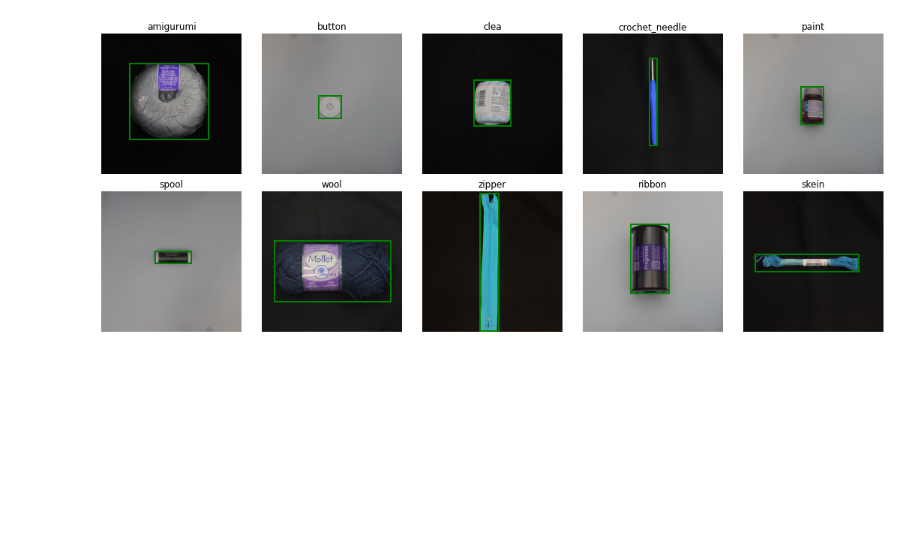
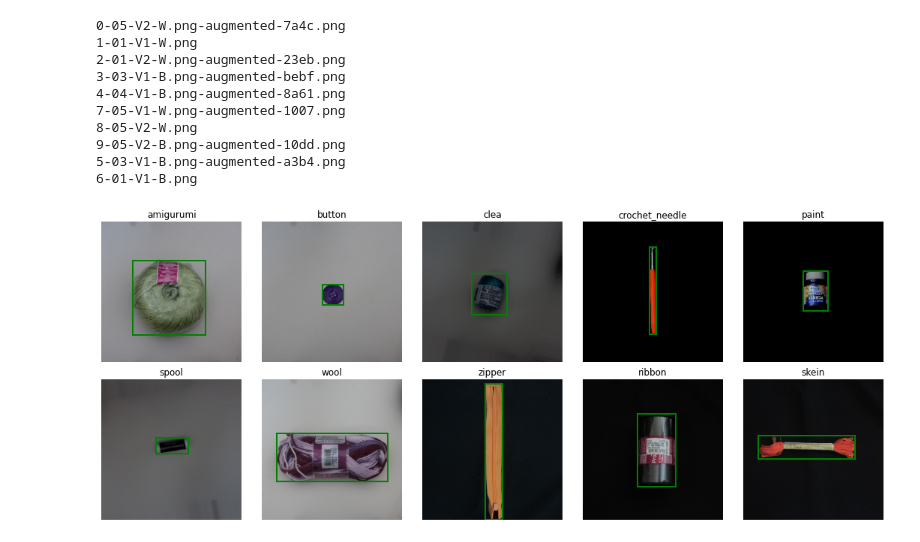
Before and after one commit to Barreto-G/image_classifier_pdi, a Jupyter notebook: plot_mosaic.ipynb, the cells around one changed output. Drawn from its saved outputs; the diff is of its cells as text; code cells hidden in the pictures; blank space fills up the shorter version.

Commit message:
add: plot bbox funciona corretamente com imagens a mais

```diff
--- a/plot_mosaic.ipynb
+++ b/plot_mosaic.ipynb
@@ -86,10 +90,16 @@ def plot_mosaic_from_dataset(dataset, data_type='images', plot_bbox=True, cols=5
 
         # Randomly select an image from the category
         selected_image = random.choice(images_for_category)
+        print(selected_image.file_name)
 
         # Plot the image or mask
         plt.subplot(rows, cols, i + 1)
-        plt.imshow(selected_image.content if data_type == 'images' else selected_image.mask, cmap='gray')
+        image_to_plot = selected_image.content if data_type == 'images' else selected_image.mask
+
+        if data_type == 'images':
+            plt.imshow(cv2.cvtColor(image_to_plot, cv2.COLOR_BGR2RGB))
+        else:
+            plt.imshow(image_to_plot, cmap='gray')
 
         # Plot the bounding box if enabled
         if plot_bbox:
@@ -106,8 +116,18 @@ def plot_mosaic_from_dataset(dataset, data_type='images', plot_bbox=True, cols=5
     plt.tight_layout()
     plt.show()
 # %%
-dataset = TrimDataset('trims_dataset', 'segmentation_data.json')
+dataset = TrimDataset('augmented_dataset', os.path.join('output', 'annotations.json'))
 
 plot_mosaic_from_dataset(dataset)
 # %% [output]
+0-05-V2-W.png-augmented-7a4c.png
+1-01-V1-W.png
+2-01-V2-W.png-augmented-23eb.png
+3-03-V1-B.png-augmented-bebf.png
+4-04-V1-B.png-augmented-8a61.png
+7-05-V1-W.png-augmented-1007.png
+8-05-V2-W.png
+9-05-V2-B.png-augmented-10dd.png
+5-03-V1-B.png-augmented-a3b4.png
+6-01-V1-B.png
-[figure, old version]
+[figure, new version]
```
Also changed, not shown: parts of 1 cell of this notebook, 1 other file.
